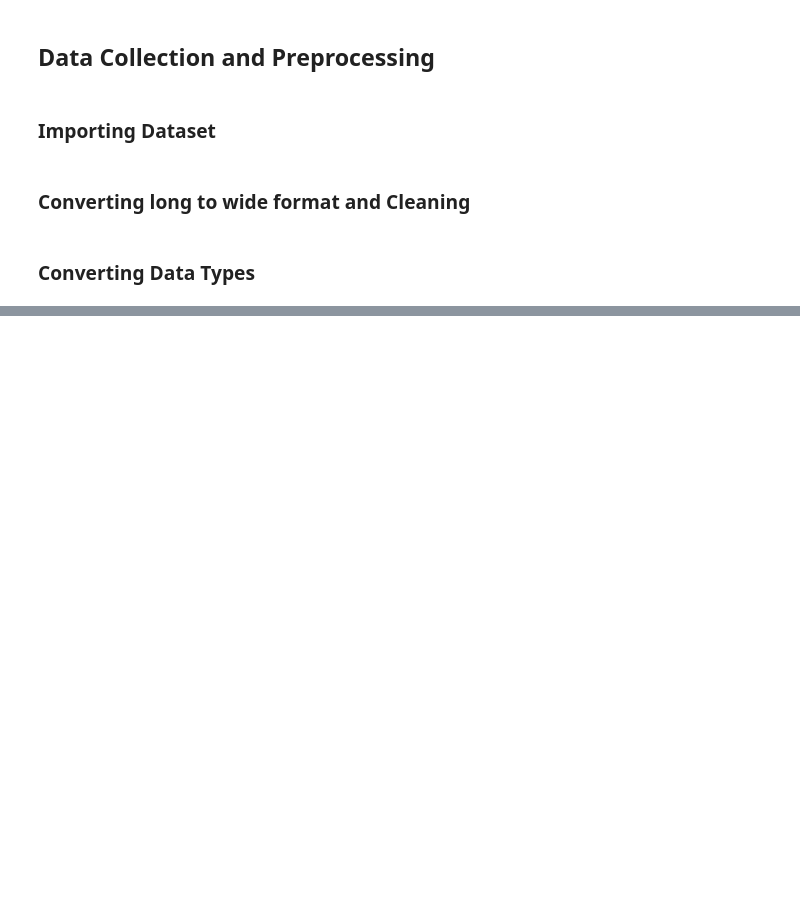
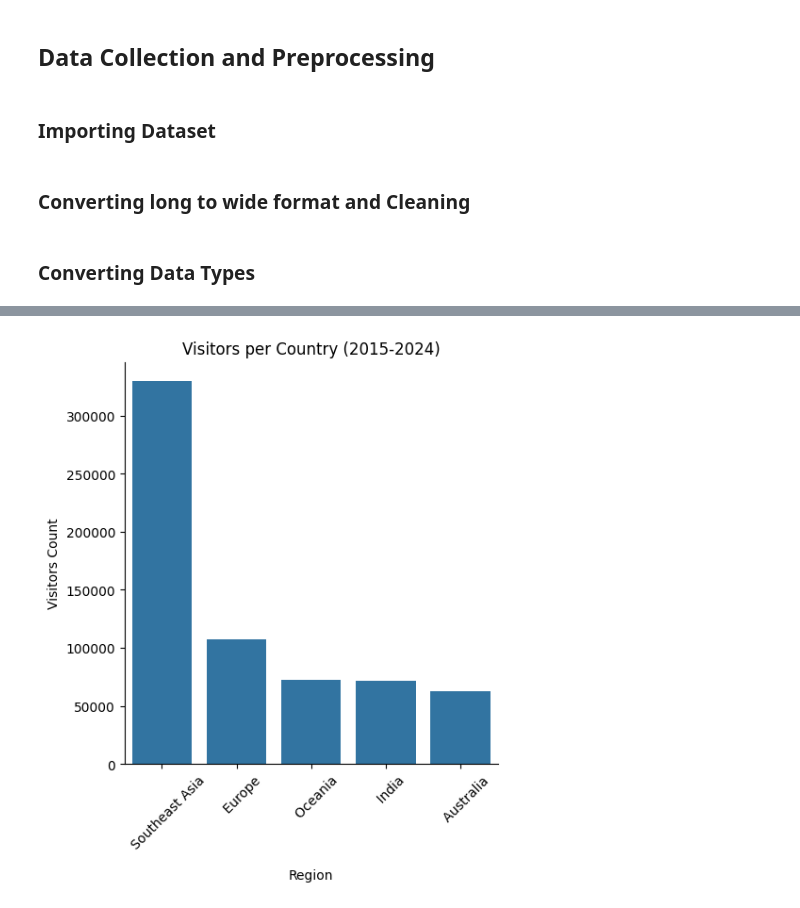
Before and after one commit to KaungSiThu-Sallius/Forecasting-Tourism-Demand-in-Singapore, a Jupyter notebook: main.ipynb, the cells around one changed output, grey strips where cells are left out. Drawn from its saved outputs; the diff is of its cells as text; code cells hidden in the pictures; blank space fills up the shorter version.

```diff
--- a/main.ipynb
+++ b/main.ipynb
@@ -116,0 +168,13 @@ memory usage: 44.6+ KB
+# %%
+inter_arrival_df_per_country = inter_arrival_df.copy()
+inter_arrival_df_per_country = inter_arrival_df_per_country.groupby('region')['visitor_arrivals'].mean().sort_values(ascending=False)
+inter_arrival_df_per_country = pd.DataFrame(inter_arrival_df_per_country[inter_arrival_df_per_country.index != 'Total']).iloc[:5,:]
+
+sns.catplot(data=inter_arrival_df_per_country, x='region', y='visitor_arrivals',kind='bar')
+plt.xticks(rotation=45)
+plt.xlabel('Region')
+plt.ylabel('Visitors Count')
+plt.title('Visitors per Country (2015-2024)')
+plt.show()
+# %% [output]
+[figure, added]
```
Also changed, not shown: parts of 22 cells of this notebook, 4 other files.
